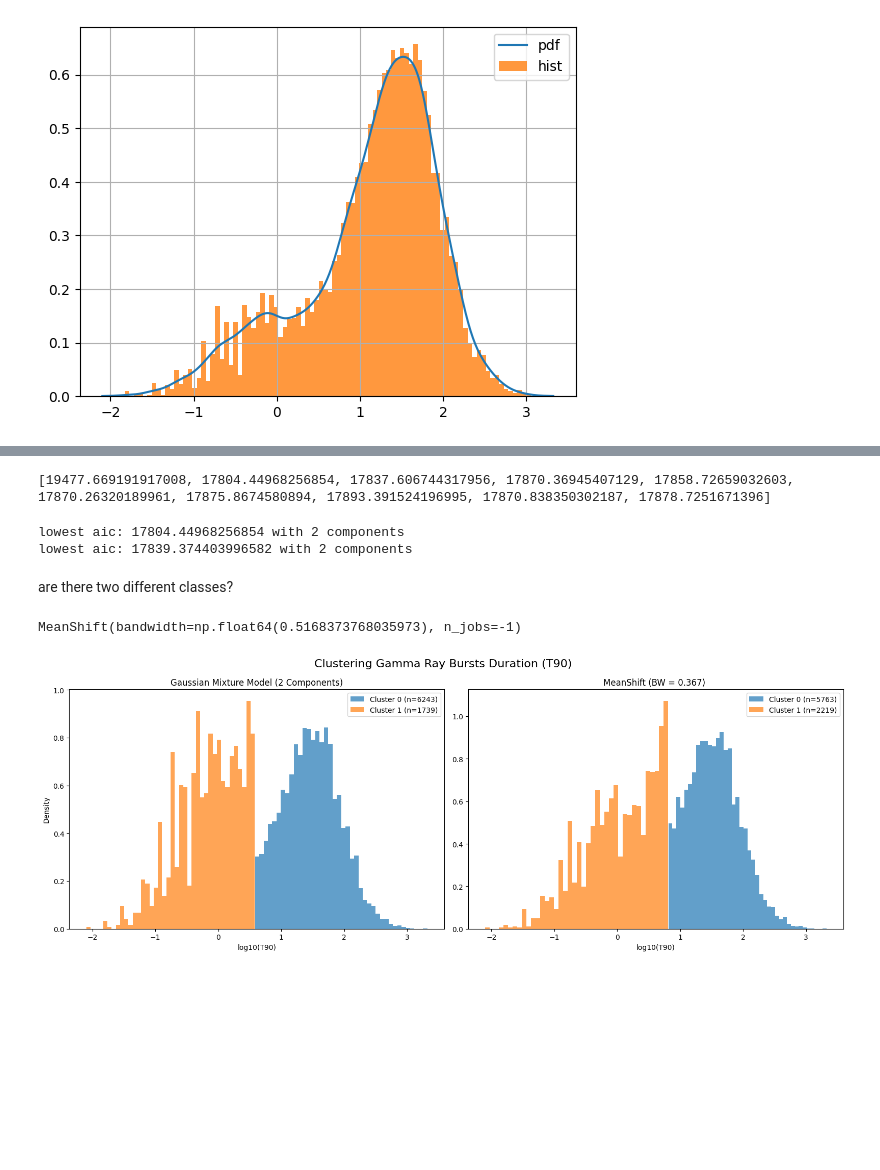
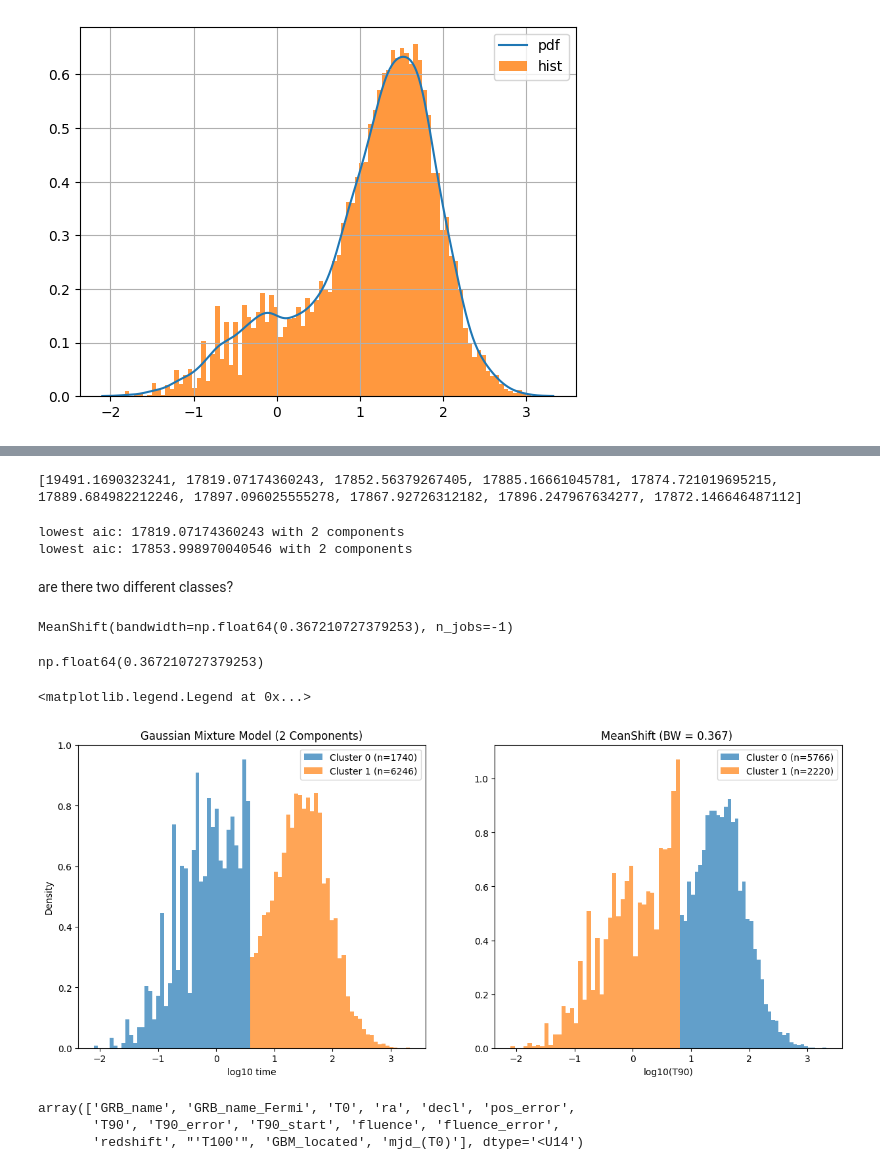
Before and after one commit to Matti-z/astrostatistics_bicocca_2026, a Jupyter notebook: working/fourteen.ipynb, the cells around one changed output, grey strips where cells are left out. Saved outputs shown, nothing was run; the diff lists cells and outputs as text; code cells hidden in the pictures; blank space fills up the shorter version.

```diff
--- a/working/fourteen.ipynb
+++ b/working/fourteen.ipynb
@@ -66,7 +66,7 @@ T90_log_reshape = T90_log.reshape(-1, 1)
 
 x = np.linspace(np.min(T90_log), np.max(T90_log), 1000)
 bandwidths = np.linspace(0.1, 1, 100)
-grid = GridSearchCV(KernelDensity(), {'bandwidth': bandwidths})
+grid = GridSearchCV(KernelDensity(), {'bandwidth': bandwidths}, n_jobs = -1)
 
 grid.fit(T90_log_reshape)
 best = grid.best_params_['bandwidth']
@@ -139,59 +139,61 @@ plt.hist(T90_log, bins = 100, density = True, alpha = 0.4)
 # %%
 print(aic_score)
 # %% [output]
-[19477.669191917008, 17804.44968256854, 17837.606744317956, 17870.36945407129, 17858.72659032603, 17870.26320189961, 17875.8674580894, 17893.391524196995, 17870.838350302187, 17878.7251671396]
+[19491.1690323241, 17819.07174360243, 17852.56379267405, 17885.16661045781, 17874.721019695215, 17889.684982212246, 17897.096025555278, 17867.92726312182, 17896.247967634277, 17872.146646487112]
 # %%
 print(f'lowest aic: {np.min(aic_score)} with {np.argmin(aic_score) +1} components')
-print(f'lowest aic: {np.min(bic_score)} with {np.argmin(bic_score)+1} components')
+print(f'lowest bic: {np.min(bic_score)} with {np.argmin(bic_score)+1} components')
 # %% [output]
-lowest aic: 17804.44968256854 with 2 components
-lowest aic: 17839.374403996582 with 2 components
+lowest aic: 17819.07174360243 with 2 components
+lowest aic: 17853.998970040546 with 2 components
 # %% [markdown]
 are there two different classes?
 # %%
 from sklearn.cluster import MeanShift
 from sklearn.cluster import estimate_bandwidth
 
-estimated_band = estimate_bandwidth(T90_log_reshape)
+estimated_band = estimate_bandwidth(T90_log_reshape, quantile= 0.2)
 ms = MeanShift(bandwidth =  estimated_band, cluster_all= True, n_jobs = -1)
 ms.fit(T90_log_reshape)
 # %% [output]
-MeanShift(bandwidth=np.float64(0.5168373768035973), n_jobs=-1)
+MeanShift(bandwidth=np.float64(0.367210727379253), n_jobs=-1)
+# %%
+estimated_band
+# %% [output]
+np.float64(0.367210727379253)
 # %%
-# Using the best bandwidth from your KDE grid search
+
 gmm = GaussianMixture(n_components= 2).fit(T90_log_reshape)
 gmm_labels = gmm.fit_predict(T90_log_reshape)
 
-estimated_band =  0.3670847894466679
+
 ms = MeanShift(bandwidth=estimated_band, cluster_all=True, n_jobs=-1)
 ms_labels = ms.fit_predict(T90_log_reshape)
 
-# --- Plotting ---
-fig, axes = plt.subplots(1, 2, figsize=(16, 6))
+fig, axes = plt.subplots(1, 2, figsize=(15, 6))
 
-# Subplot 1: GMM
+# gmm
 for i in range(2):
     subset = T90_log[gmm_labels == i]
     axes[0].hist(subset, bins=40, alpha=0.7, label=f'Cluster {i} (n={len(subset)})', density=True)
+    subset = T90_log[ms_labels == i]
+    axes[1].hist(subset, bins=40, alpha=0.7, label=f'Cluster {i} (n={len(subset)})', density=True)
+
+
 axes[0].set_title("Gaussian Mixture Model (2 Components)")
-axes[0].set_xlabel("log10(T90)")
+axes[0].set_xlabel("log10 time")
 axes[0].set_ylabel("Density")
 axes[0].legend()
 
-# Subplot 2: MeanShift
-unique_ms_labels = np.unique(ms_labels)
-# Limit to top 5 clusters by size to avoid legend clutter if there are too many
-cluster_sizes = [len(T90_log[ms_labels == lbl]) for lbl in unique_ms_labels]
-top_clusters = np.array(unique_ms_labels)[np.argsort(cluster_sizes)[::-1]][:5]
-
-for lbl in top_clusters:
-    subset = T90_log[ms_labels == lbl]
-    axes[1].hist(subset, bins=40, alpha=0.7, label=f'Cluster {lbl} (n={len(subset)})', density=True)
 axes[1].set_title(f"MeanShift (BW = {estimated_band:.3f}) ")
 axes[1].set_xlabel("log10(T90)")
 axes[1].legend()
-
-plt.suptitle("Clustering Gamma Ray Bursts Duration (T90)", fontsize=16)
-plt.tight_layout()
 # %% [output]
+<matplotlib.legend.Legend at 0x...>
-[figure, old version]
+[figure, new version]
+# %%
+names
+# %% [output]
+array(['GRB_name', 'GRB_name_Fermi', 'T0', 'ra', 'decl', 'pos_error',
+       'T90', 'T90_error', 'T90_start', 'fluence', 'fluence_error',
+       'redshift', "'T100'", 'GBM_located', 'mjd_(T0)'], dtype='<U14')
```
Also changed, not shown: parts of 11 cells of this notebook.
